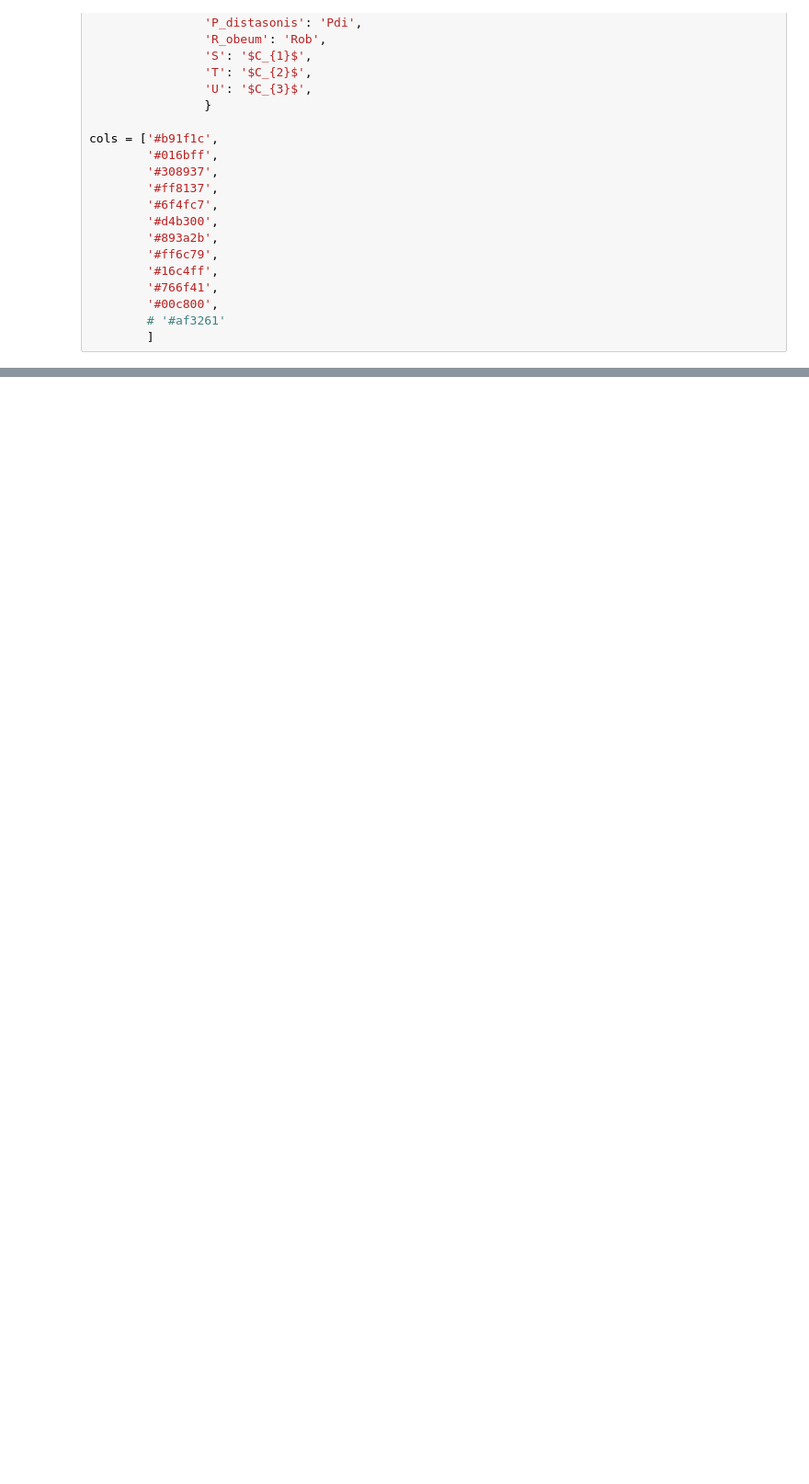
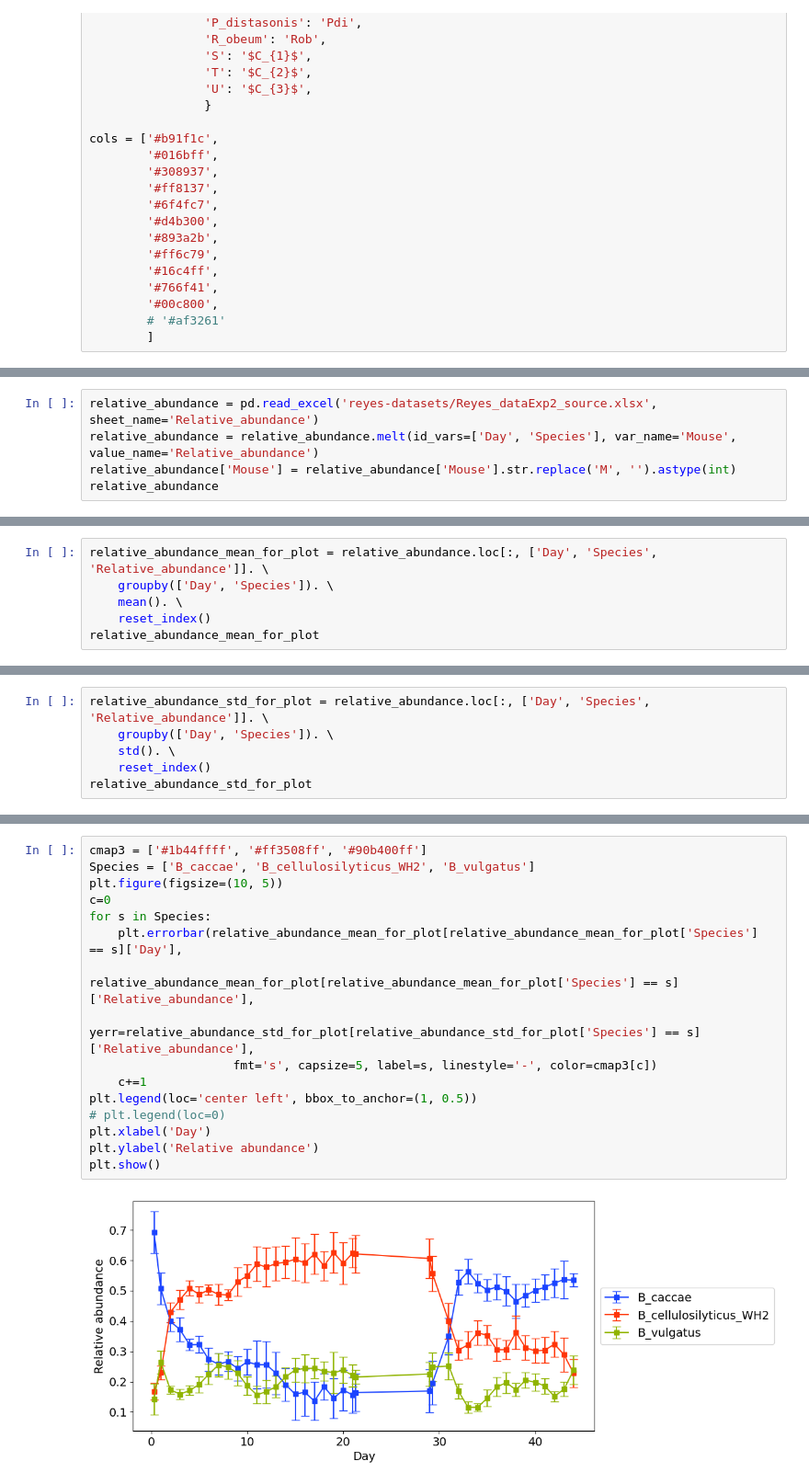
Before and after one commit to alejandrocs98/masters-thesis, a Jupyter notebook: ecological-modeling/forward_simulate_3species.ipynb, the cells around one changed output, grey strips where cells are left out. Shown at 92% size. Drawn from its saved outputs; the diff is of its cells as text; blank space fills up the shorter version.

```diff
--- a/ecological-modeling/forward_simulate_3species.ipynb
+++ b/ecological-modeling/forward_simulate_3species.ipynb
@@ -71,0 +75,5 @@ cols = ['#b91f1c',
+# %%
+relative_abundance = pd.read_excel('reyes-datasets/Reyes_dataExp2_source.xlsx', sheet_name='Relative_abundance')
+relative_abundance = relative_abundance.melt(id_vars=['Day', 'Species'], var_name='Mouse', value_name='Relative_abundance')
+relative_abundance['Mouse'] = relative_abundance['Mouse'].str.replace('M', '').astype(int)
+relative_abundance
@@ -71,0 +94,6 @@ cols = ['#b91f1c',
+# %%
+relative_abundance_mean_for_plot = relative_abundance.loc[:, ['Day', 'Species', 'Relative_abundance']]. \
+    groupby(['Day', 'Species']). \
+    mean(). \
+    reset_index()
+relative_abundance_mean_for_plot
@@ -71,0 +114,6 @@ cols = ['#b91f1c',
+# %%
+relative_abundance_std_for_plot = relative_abundance.loc[:, ['Day', 'Species', 'Relative_abundance']]. \
+    groupby(['Day', 'Species']). \
+    std(). \
+    reset_index()
+relative_abundance_std_for_plot
@@ -71,0 +134,18 @@ cols = ['#b91f1c',
+# %%
+cmap3 = ['#1b44ffff', '#ff3508ff', '#90b400ff']
+Species = ['B_caccae', 'B_cellulosilyticus_WH2', 'B_vulgatus']
+plt.figure(figsize=(10, 5))
+c=0
+for s in Species:
+    plt.errorbar(relative_abundance_mean_for_plot[relative_abundance_mean_for_plot['Species'] == s]['Day'],
+                    relative_abundance_mean_for_plot[relative_abundance_mean_for_plot['Species'] == s]['Relative_abundance'],
+                    yerr=relative_abundance_std_for_plot[relative_abundance_std_for_plot['Species'] == s]['Relative_abundance'],
+                    fmt='s', capsize=5, label=s, linestyle='-', color=cmap3[c])
+    c+=1
+plt.legend(loc='center left', bbox_to_anchor=(1, 0.5))
+# plt.legend(loc=0)
+plt.xlabel('Day')
+plt.ylabel('Relative abundance')
+plt.show()
+# %% [output]
+[figure, added]
```
Also changed, not shown: parts of 25 cells of this notebook, 5 other files.
